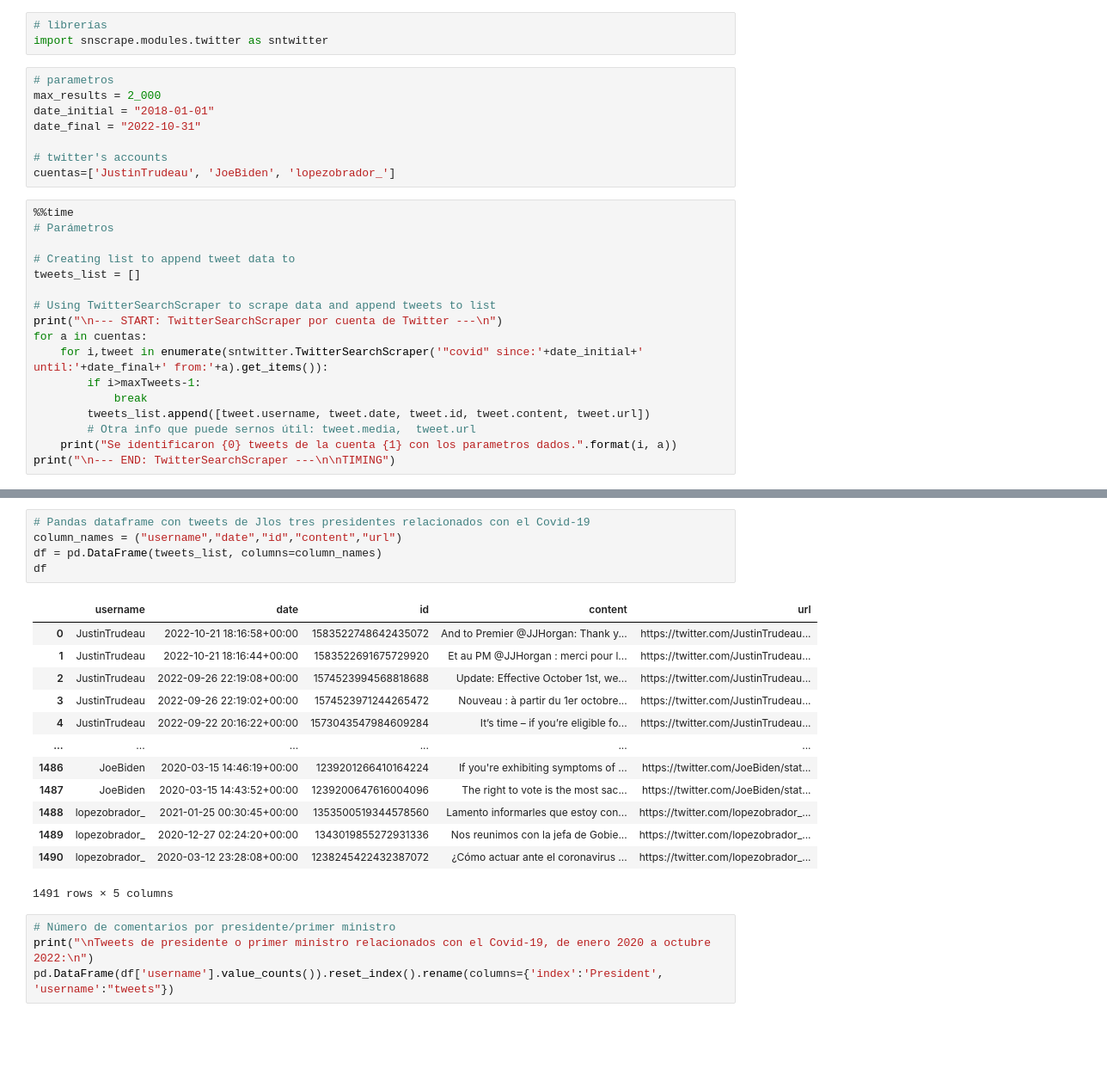
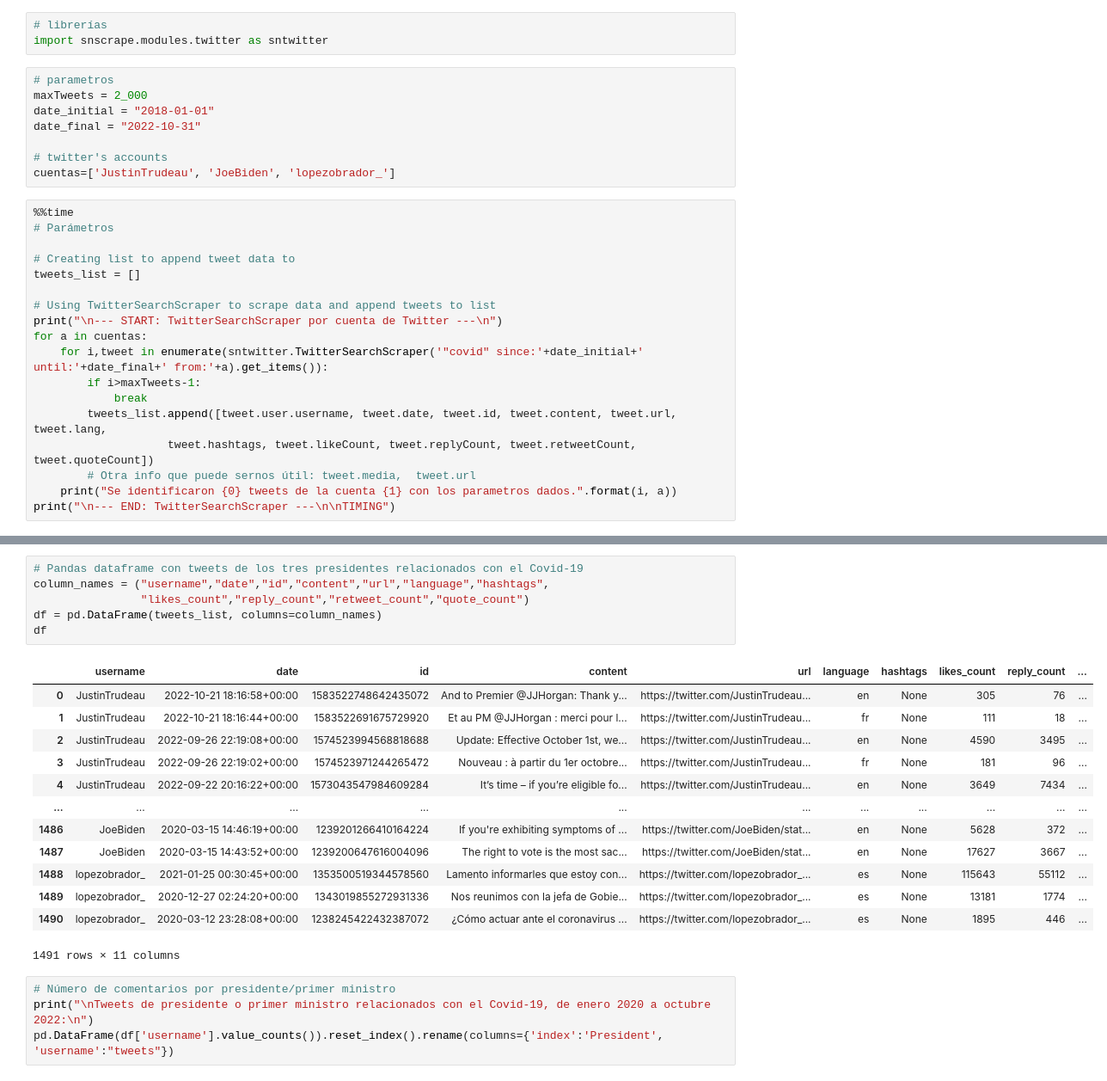
Before and after one commit to vcuspinera/UDG_MCD_Project_Dev_I, a Jupyter notebook: actividades/17_Consultar_tweets.ipynb, the cells around one changed output, grey strips where cells are left out. Shown at 86% size. Cells and saved outputs as stored; diff of their text form; blank space fills up the shorter version.

```diff
--- a/actividades/17_Consultar_tweets.ipynb
+++ b/actividades/17_Consultar_tweets.ipynb
@@ -61,7 +66,7 @@ Esta librería es la mejor alternativa que he utilizado para bajar tweets, aunqu
 import snscrape.modules.twitter as sntwitter
 # %%
 # parametros
-max_results = 2_000
+maxTweets = 2_000
 date_initial = "2018-01-01"
 date_final = "2022-10-31"
 
@@ -80,7 +85,8 @@ for a in cuentas:
     for i,tweet in enumerate(sntwitter.TwitterSearchScraper('"covid" since:'+date_initial+' until:'+date_final+' from:'+a).get_items()):
         if i>maxTweets-1:
             break
-        tweets_list.append([tweet.username, tweet.date, tweet.id, tweet.content, tweet.url])
+        tweets_list.append([tweet.user.username, tweet.date, tweet.id, tweet.content, tweet.url, tweet.lang,
+                    tweet.hashtags, tweet.likeCount, tweet.replyCount, tweet.retweetCount, tweet.quoteCount])
         # Otra info que puede sernos útil: tweet.media,  tweet.url
     print("Se identificaron {0} tweets de la cuenta {1} con los parametros dados.".format(i, a))
 print("\n--- END: TwitterSearchScraper ---\n\nTIMING")
@@ -99,22 +105,23 @@ Wall time: 31.8 s
 # %%
-# Pandas dataframe con tweets de Jlos tres presidentes relacionados con el Covid-19
-column_names = ("username","date","id","content","url")
+# Pandas dataframe con tweets de los tres presidentes relacionados con el Covid-19
+column_names = ("username","date","id","content","url","language","hashtags",
+                "likes_count","reply_count","retweet_count","quote_count")
 df = pd.DataFrame(tweets_list, columns=column_names)
 df
 # %% [output]
-|  | username | date | id | content | url |
-| 0 | JustinTrudeau | 2022-10-21 18:16:58+00:00 | 1583522748642435072 | And to Premier @JJHorgan: Thank y... | https://twitter.com/JustinTrudeau... |
-| 1 | JustinTrudeau | 2022-10-21 18:16:44+00:00 | 1583522691675729920 | Et au PM @JJHorgan : merci pour l... | https://twitter.com/JustinTrudeau... |
-| 2 | JustinTrudeau | 2022-09-26 22:19:08+00:00 | 1574523994568818688 | Update: Effective October 1st, we... | https://twitter.com/JustinTrudeau... |
-| 3 | JustinTrudeau | 2022-09-26 22:19:02+00:00 | 1574523971244265472 | Nouveau : à partir du 1er octobre... | https://twitter.com/JustinTrudeau... |
-| 4 | JustinTrudeau | 2022-09-22 20:16:22+00:00 | 1573043547984609284 | It’s time – if you’re eligible fo... | https://twitter.com/JustinTrudeau... |
-| ... | ... | ... | ... | ... | ... |
-| 1486 | JoeBiden | 2020-03-15 14:46:19+00:00 | 1239201266410164224 | If you're exhibiting symptoms of ... | https://twitter.com/JoeBiden/stat... |
-| 1487 | JoeBiden | 2020-03-15 14:43:52+00:00 | 1239200647616004096 | The right to vote is the most sac... | https://twitter.com/JoeBiden/stat... |
-| 1488 | lopezobrador_ | 2021-01-25 00:30:45+00:00 | 1353500519344578560 | Lamento informarles que estoy con... | https://twitter.com/lopezobrador_... |
-| 1489 | lopezobrador_ | 2020-12-27 02:24:20+00:00 | 1343019855272931336 | Nos reunimos con la jefa de Gobie... | https://twitter.com/lopezobrador_... |
-| 1490 | lopezobrador_ | 2020-03-12 23:28:08+00:00 | 1238245422432387072 | ¿Cómo actuar ante el coronavirus ... | https://twitter.com/lopezobrador_... |
+|  | username | date | id | content | url | language | hashtags | likes_count | reply_count | ... |
+| 0 | JustinTrudeau | 2022-10-21 18:16:58+00:00 | 1583522748642435072 | And to Premier @JJHorgan: Thank y... | https://twitter.com/JustinTrudeau... | en | None | 305 | 76 | ... |
+| 1 | JustinTrudeau | 2022-10-21 18:16:44+00:00 | 1583522691675729920 | Et au PM @JJHorgan : merci pour l... | https://twitter.com/JustinTrudeau... | fr | None | 111 | 18 | ... |
+| 2 | JustinTrudeau | 2022-09-26 22:19:08+00:00 | 1574523994568818688 | Update: Effective October 1st, we... | https://twitter.com/JustinTrudeau... | en | None | 4590 | 3495 | ... |
+| 3 | JustinTrudeau | 2022-09-26 22:19:02+00:00 | 1574523971244265472 | Nouveau : à partir du 1er octobre... | https://twitter.com/JustinTrudeau... | fr | None | 181 | 96 | ... |
+| 4 | JustinTrudeau | 2022-09-22 20:16:22+00:00 | 1573043547984609284 | It’s time – if you’re eligible fo... | https://twitter.com/JustinTrudeau... | en | None | 3649 | 7434 | ... |
+| ... | ... | ... | ... | ... | ... | ... | ... | ... | ... | ... |
+| 1486 | JoeBiden | 2020-03-15 14:46:19+00:00 | 1239201266410164224 | If you're exhibiting symptoms of ... | https://twitter.com/JoeBiden/stat... | en | None | 5628 | 372 | ... |
+| 1487 | JoeBiden | 2020-03-15 14:43:52+00:00 | 1239200647616004096 | The right to vote is the most sac... | https://twitter.com/JoeBiden/stat... | en | None | 17627 | 3667 | ... |
+| 1488 | lopezobrador_ | 2021-01-25 00:30:45+00:00 | 1353500519344578560 | Lamento informarles que estoy con... | https://twitter.com/lopezobrador_... | es | None | 115643 | 55112 | ... |
+| 1489 | lopezobrador_ | 2020-12-27 02:24:20+00:00 | 1343019855272931336 | Nos reunimos con la jefa de Gobie... | https://twitter.com/lopezobrador_... | es | None | 13181 | 1774 | ... |
+| 1490 | lopezobrador_ | 2020-03-12 23:28:08+00:00 | 1238245422432387072 | ¿Cómo actuar ante el coronavirus ... | https://twitter.com/lopezobrador_... | es | None | 1895 | 446 | ... |
-1491 rows × 5 columns
+1491 rows × 11 columns
 # %%
 # Número de comentarios por presidente/primer ministro
 print("\nTweets de presidente o primer ministro relacionados con el Covid-19, de enero 2020 a octubre 2022:\n")
```
Also changed, not shown: parts of 11 cells of this notebook, 1 other file.
